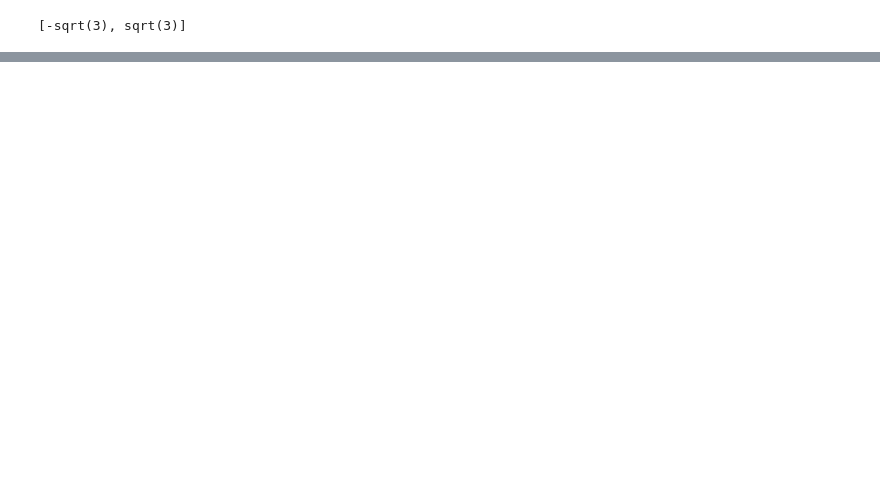
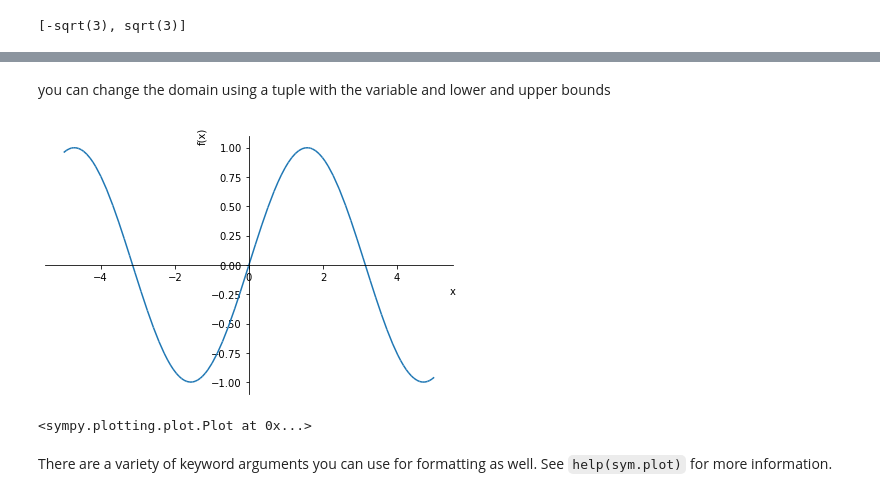
Before and after one commit to caam37830/book, a Jupyter notebook: _sources/04_functions/sympy.ipynb, the cells around one changed output, grey strips where cells are left out. Saved outputs shown, nothing was run; the diff lists cells and outputs as text; code cells hidden in the pictures; blank space fills up the shorter version.

```diff
--- a/_sources/04_functions/sympy.ipynb
+++ b/_sources/04_functions/sympy.ipynb
@@ -157,0 +185,9 @@ solve(x**2 - 3, x)
+# %% [markdown]
+you can change the domain using a tuple with the variable and lower and upper bounds
+# %%
+sym.plot(f, (x, -5,5))
+# %% [output]
+[figure, added]
+<sympy.plotting.plot.Plot at 0x...>
+# %% [markdown]
+There are a variety of keyword arguments you can use for formatting as well. See `help(sym.plot)` for more information.
```
Also changed, not shown: parts of 20 cells of this notebook, 9 other files.
